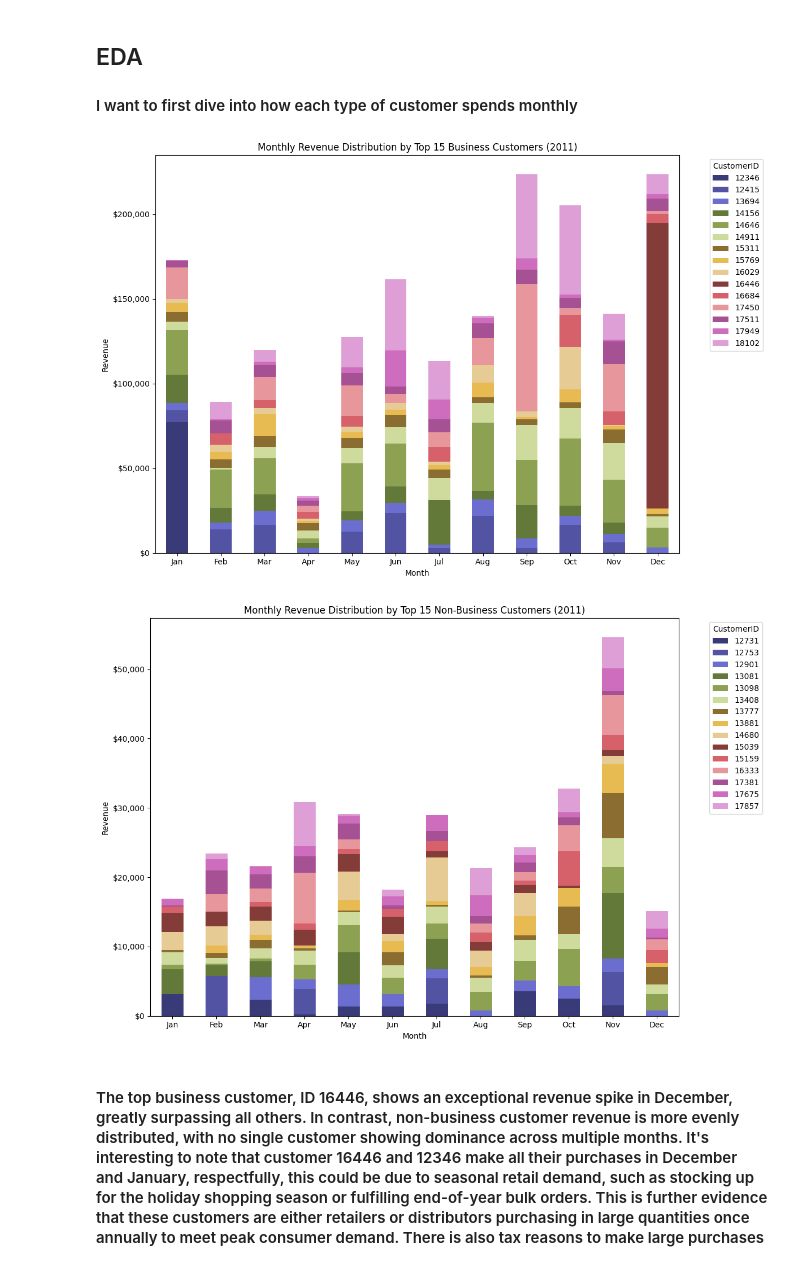
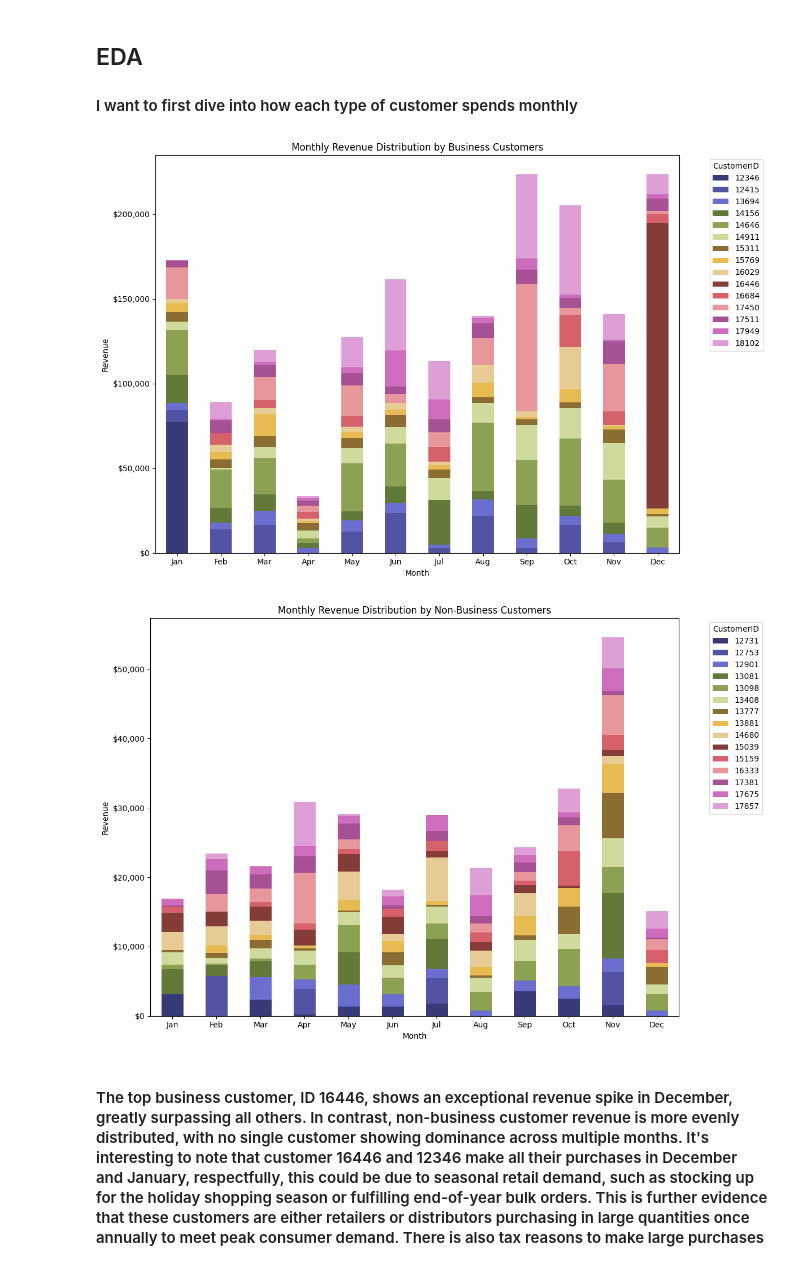
Before and after one commit to ruslanmaystrenko/Retail_Analysis, a Jupyter notebook: Retail_Sales_Modeling.ipynb, the cells around one changed output. Saved outputs shown, nothing was run; the diff lists cells and outputs as text; code cells hidden in the pictures.

```diff
--- a/Retail_Sales_Modeling.ipynb
+++ b/Retail_Sales_Modeling.ipynb
@@ -313,22 +313,22 @@ df_business.nlargest(2, 'Revenue')
 # %%
 df_2011 = df_business[df_business.Year == 2011]
 top15_customers = df_2011.groupby('CustomerID')['Revenue'].sum().nlargest(15).index
 df_top15 = df_2011[df_2011.CustomerID.isin(top15_customers)]
 
 monthly_rev = df_top15.groupby(['Month', 'CustomerID'])['Revenue'].sum().unstack(fill_value=0)
 ax = monthly_rev.plot(kind='bar', stacked=True, figsize=(12, 8), colormap='tab20b',
-                      title='Monthly Revenue Distribution by Top 15 Business Customers (2011)')
+                      title='Monthly Revenue Distribution by Business Customers')
 
 plt.xlabel('Month')
 plt.ylabel('Revenue')
 plt.xticks(ticks=range(0, 12), labels=['Jan', 'Feb', 'Mar', 'Apr', 'May', 'Jun',
                                        'Jul', 'Aug', 'Sep', 'Oct', 'Nov', 'Dec'], rotation=0)
 plt.legend(title='CustomerID', bbox_to_anchor=(1.05, 1), loc='upper left')
 ax.yaxis.set_major_formatter(FuncFormatter(lambda x, _: f'${x:,.0f}'))
 plt.tight_layout()
 plt.show()
 # %% [output]
-[figure, old version]
+[figure, new version]
 # %%
 df_2011 = df_consumers[df_consumers.Year == 2011]
 top15_customers = df_2011.groupby('CustomerID')['Revenue'].sum().nlargest(15).index
@@ -336,7 +336,7 @@ df_top15 = df_2011[df_2011.CustomerID.isin(top15_customers)]
 
 monthly_rev = df_top15.groupby(['Month', 'CustomerID'])['Revenue'].sum().unstack(fill_value=0)
 ax = monthly_rev.plot(kind='bar', stacked=True, figsize=(12, 8), colormap='tab20b',
-                      title='Monthly Revenue Distribution by Top 15 Non-Business Customers (2011)')
+                      title='Monthly Revenue Distribution by Non-Business Customers')
 
 plt.xlabel('Month')
 plt.ylabel('Revenue')
@@ -347,7 +347,7 @@ ax.yaxis.set_major_formatter(FuncFormatter(lambda x, _: f'${x:,.0f}'))
 plt.tight_layout()
 plt.show()
 # %% [output]
-[figure, old version]
+[figure, new version]
 # %% [markdown]
 #### The top business customer, ID 16446, shows an exceptional revenue spike in December, greatly surpassing all others. In contrast, non-business customer revenue is more evenly distributed, with no single customer showing dominance across multiple months. It's interesting to note that customer 16446 and 12346 make all their purchases in December and January, respectfully, this could be due to seasonal retail demand, such as stocking up for the holiday shopping season or fulfilling end-of-year bulk orders. This is further evidence that these customers are either retailers or distributors purchasing in large quantities once annually to meet peak consumer demand. There is also tax reasons to make large purchases at the end of the year to maximize deductible business expense and reduce their taxable expense, its a common strategy for lowering year end tax liabilities
 
```
Also changed, not shown: parts of 7 cells of this notebook, 1 other file.
